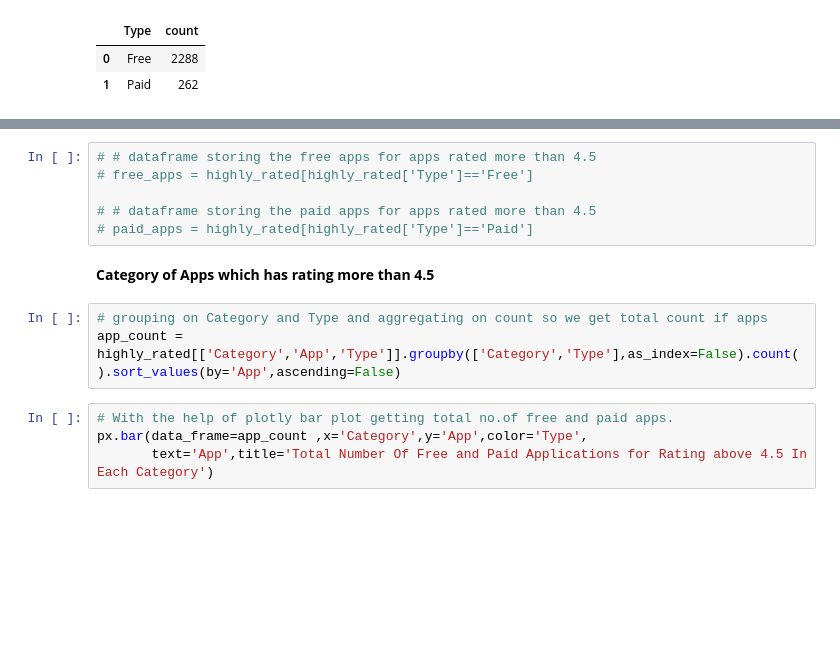
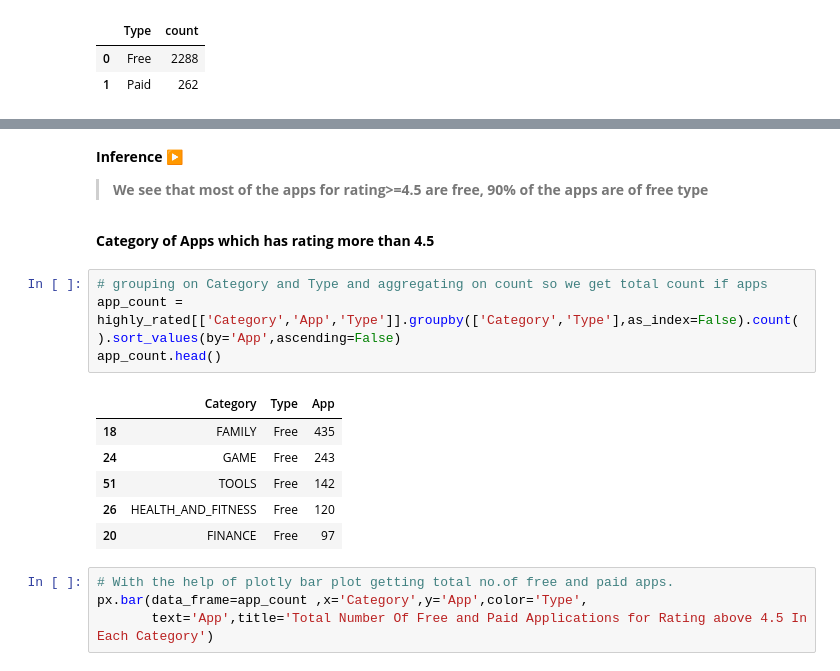
Before and after one commit to SairajNeelam/EDA---Google-Play-Store, a Jupyter notebook: EDA_Google_Play_Store_App.ipynb, the cells around one changed output, grey strips where cells are left out. Saved outputs shown, nothing was run; the diff lists cells and outputs as text; blank space fills up the shorter version.

Commit message:
More Inference

```diff
--- a/EDA_Google_Play_Store_App.ipynb
+++ b/EDA_Google_Play_Store_App.ipynb
@@ -1048,17 +1041,24 @@ free_vs_paid_df
 px.pie(free_vs_paid_df, values = 'count', names = 'Type', title='Free vs Paid (apps rated >= 4.5)')
 # %% [output]
 [interactive output not drawn]
-# %%
-# # dataframe storing the free apps for apps rated more than 4.5
-# free_apps = highly_rated[highly_rated['Type']=='Free']
-
-# # dataframe storing the paid apps for apps rated more than 4.5
-# paid_apps = highly_rated[highly_rated['Type']=='Paid']
+# %% [markdown]
+**Inference ▶**
+
+
+> **We see that most of the apps for rating>=4.5 are free, 90% of the apps are of free type**
 # %% [markdown]
 **Category of Apps which has rating more than 4.5**
 # %%
 # grouping on Category and Type and aggregating on count so we get total count if apps
 app_count = highly_rated[['Category','App','Type']].groupby(['Category','Type'],as_index=False).count().sort_values(by='App',ascending=False)
+app_count.head()
+# %% [output]
+|  | Category | Type | App |
+| 18 | FAMILY | Free | 435 |
+| 24 | GAME | Free | 243 |
+| 51 | TOOLS | Free | 142 |
+| 26 | HEALTH_AND_FITNESS | Free | 120 |
+| 20 | FINANCE | Free | 97 |
 # %%
 # With the help of plotly bar plot getting total no.of free and paid apps.
 px.bar(data_frame=app_count ,x='Category',y='App',color='Type',
```
Also changed, not shown: parts of 22 cells of this notebook.
